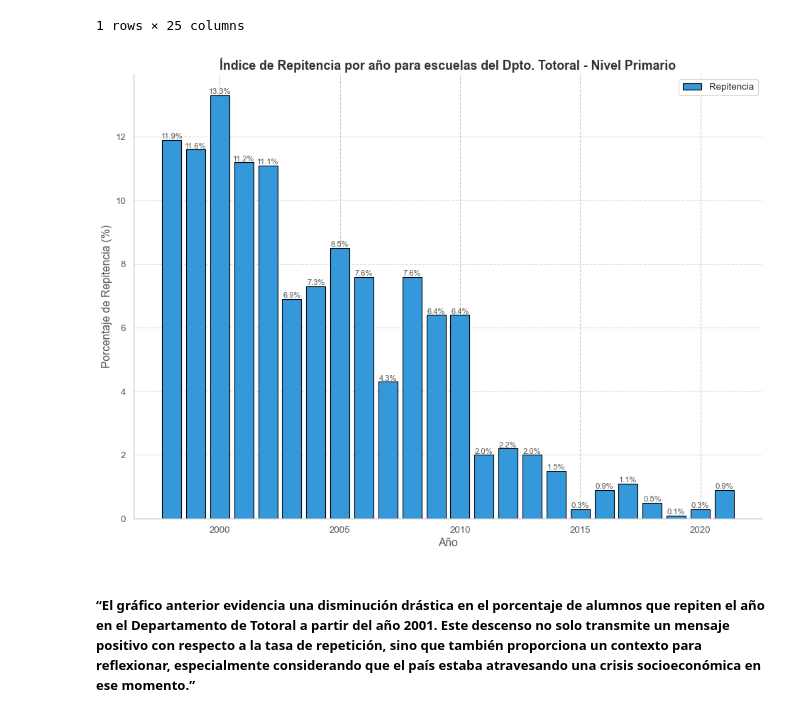
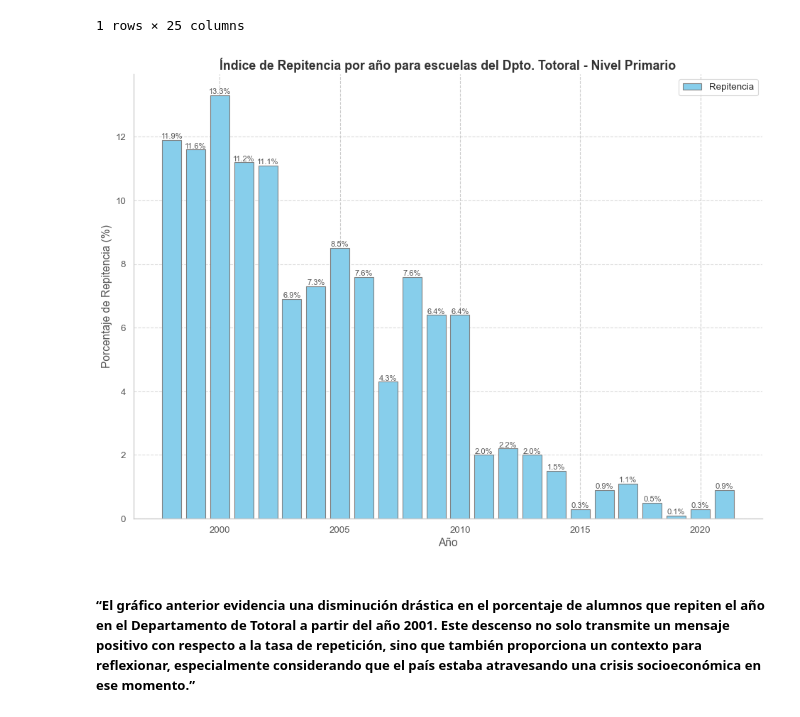
Before and after one commit to RenzoReyna88/Python-for-dataanalysis, a Jupyter notebook: investigacion-sistema-educativo-Cba/data.ipynb, the cells around one changed output. Cells and saved outputs as stored; diff of their text form; code cells hidden in the pictures.

```diff
--- a/investigacion-sistema-educativo-Cba/data.ipynb
+++ b/investigacion-sistema-educativo-Cba/data.ipynb
@@ -376,35 +424,35 @@ sns.set(style="whitegrid", rc={"grid.linestyle": '--'})
 # Configurar el tamaño de la figura y la resolución
 fig, ax = plt.subplots(figsize=(12, 9), dpi=80)
 
 # Crear el gráfico de barras
-bars = ax.bar(nuevo_df['Año'], nuevo_df['Totoral'], color='#3498db', edgecolor='black', linewidth=1)
+bars = ax.bar(nuevo_df['Año'], nuevo_df['Totoral'], color='skyblue', edgecolor='grey', linewidth=1)
 
 # Añadir etiquetas y título
 plt.title('Índice de Repitencia por año para escuelas del Dpto. Totoral - Nivel Primario', fontsize=16, fontweight='bold', color='#333333')
 plt.xlabel('Año', fontsize=14, color='#555555')
 plt.ylabel('Porcentaje de Repitencia (%)', fontsize=14, color='#555555')
 plt.xticks(fontsize=12, color='#555555')
 plt.yticks(fontsize=12, color='#555555')
 
 # Añadir etiquetas en las barras con valores en porcentajes
 for bar in bars:
     yval = bar.get_height()
     plt.text(bar.get_x() + bar.get_width() / 2, yval, f'{round(yval, 2)}%', ha='center', va='bottom', fontsize=10, color='#555555')
 
 # Añadir una leyenda
 plt.legend(['Repitencia'], loc='upper right', fontsize=12)
 
 # Añadir una rejilla para mejor lectura
 plt.grid(axis='y', linestyle='--', alpha=0.7)
 
 # Eliminar bordes innecesarios
 sns.despine()
 
 # Mostrar el gráfico
 plt.tight_layout()
 plt.show()
 # %% [output]
-[figure, old version]
+[figure, new version]
 # %% [markdown]
 ##### “El gráfico anterior evidencia una disminución drástica en el porcentaje de alumnos que repiten el año en el Departamento de Totoral a partir del año 2001. Este descenso no solo transmite un mensaje positivo con respecto a la tasa de repetición, sino que también proporciona un contexto para reflexionar, especialmente considerando que el país estaba atravesando una crisis socioeconómica en ese momento.”
 # %%
```
Also changed, not shown: parts of 16 cells of this notebook, 9 other files.
